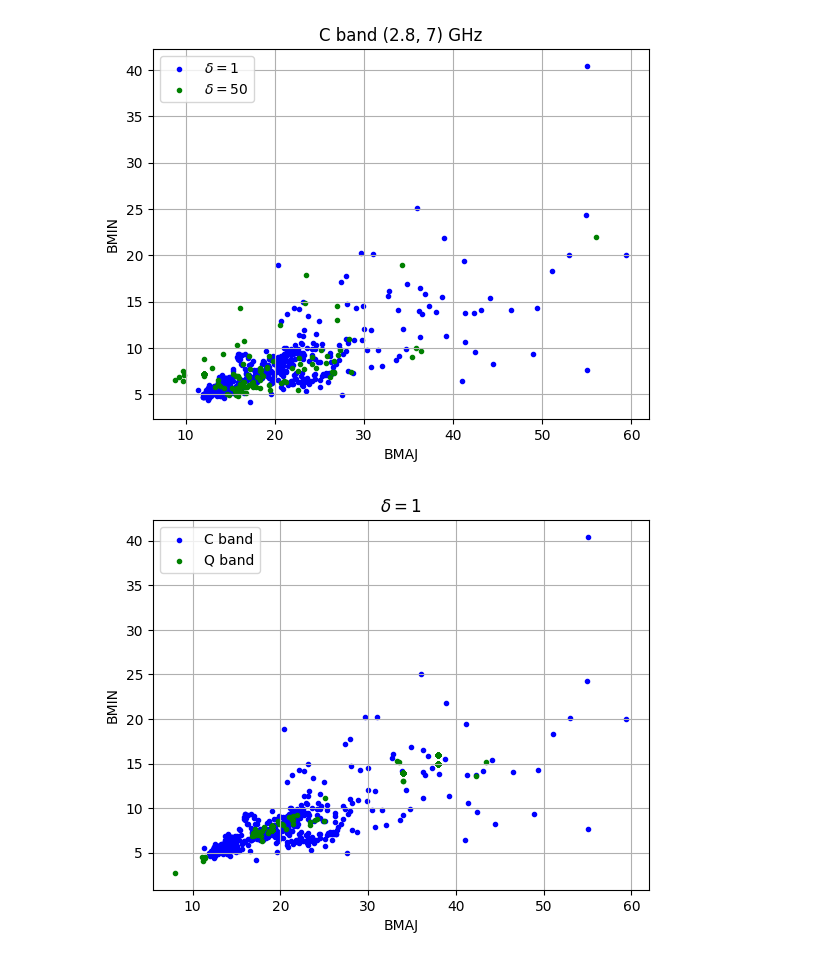
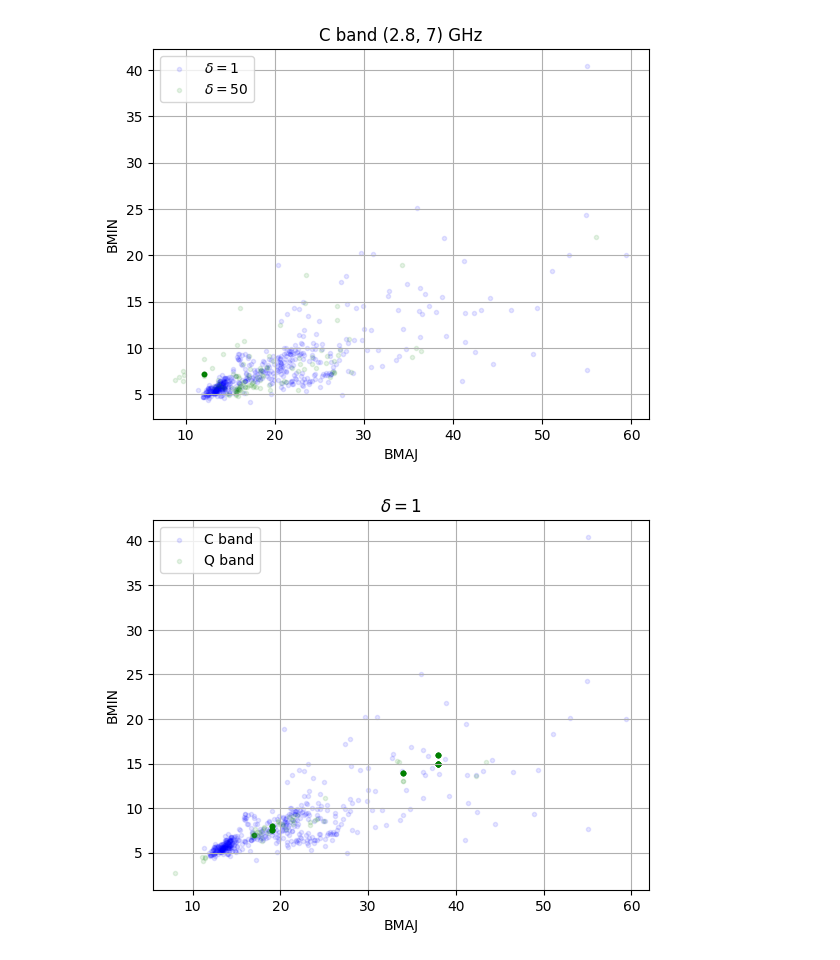
Before and after one commit to dimicorn/astrogeo_image_classifier, a Jupyter notebook: src/notebooks/cluster_dists.ipynb, the cells around one changed output. Saved outputs shown, nothing was run; the diff lists cells and outputs as text; code cells hidden in the pictures.

```diff
--- a/src/notebooks/cluster_dists.ipynb
+++ b/src/notebooks/cluster_dists.ipynb
@@ -55,20 +55,20 @@ Maps['Dec'] = dec
 # %%
 maps = Maps[(2.8 <= Maps.freq * 1e-9) & (Maps.freq * 1e-9 <= 7)] # C band
 maps1, maps2 = maps[maps.Dec == 1], maps[maps.Dec == 50]
 x, y = preprocess(maps1), preprocess(maps2)
 
 fig = plt.figure()
 ax = fig.subplots(1, 1)
-ax.scatter(x[0], x[1], color='blue', marker='.', label=r'$\delta = 1$')
-ax.scatter(y[0], y[1], color='green', marker='.', label=r'$\delta = 50$')
+ax.scatter(x[0], x[1], color='blue', marker='.', label=r'$\delta = 1$', alpha=0.1)
+ax.scatter(y[0], y[1], color='green', marker='.', label=r'$\delta = 50$', alpha=0.1)
 ax.set_xlabel('BMAJ')
 ax.set_ylabel('BMIN')
 ax.set_title('C band (2.8, 7) GHz')
 plt.grid(True)
 plt.legend()
 plt.show()
 # %% [output]
-[figure, old version]
+[figure, new version]
 # %%
 maps = Maps[Maps.Dec == 1]
 maps1 = maps[(2.8 <= maps.freq * 1e-9) & (maps.freq * 1e-9 <= 7)] # C band
@@ -77,8 +77,8 @@ x, y = preprocess(maps1), preprocess(maps2)
 
 fig = plt.figure()
 ax = fig.subplots(1, 1)
-ax.scatter(x[0], x[1], color='blue', marker='.', label='C band')
-ax.scatter(y[0], y[1], color='green', marker='.', label='Q band')
+ax.scatter(x[0], x[1], color='blue', marker='.', label='C band', alpha=0.1)
+ax.scatter(y[0], y[1], color='green', marker='.', label='Q band', alpha=0.1)
 ax.set_xlabel('BMAJ')
 ax.set_ylabel('BMIN')
 ax.set_title(r'$\delta = 1$')
@@ -86,7 +86,7 @@ plt.grid(True)
 plt.legend()
 plt.show()
 # %% [output]
-[figure, old version]
+[figure, new version]
 # %%
 x = preprocess(Maps)
 
```
Also changed, not shown: parts of 7 cells of this notebook, 3 other files.
